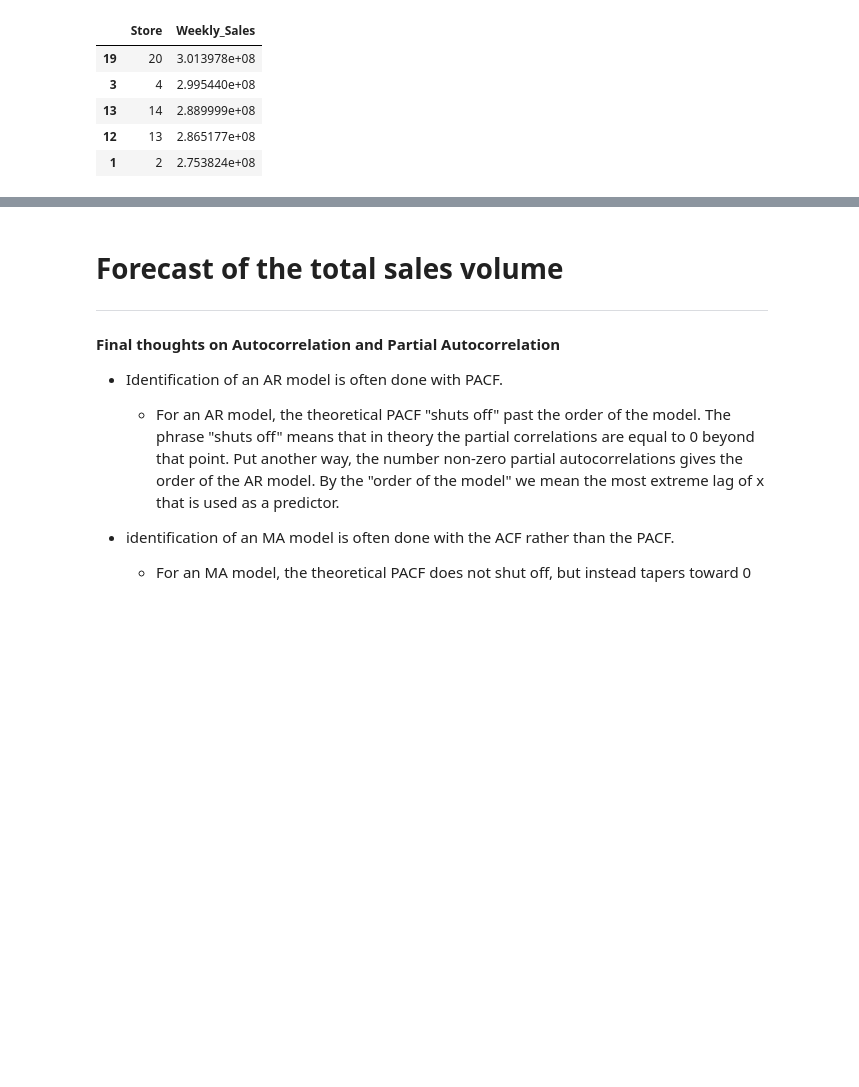
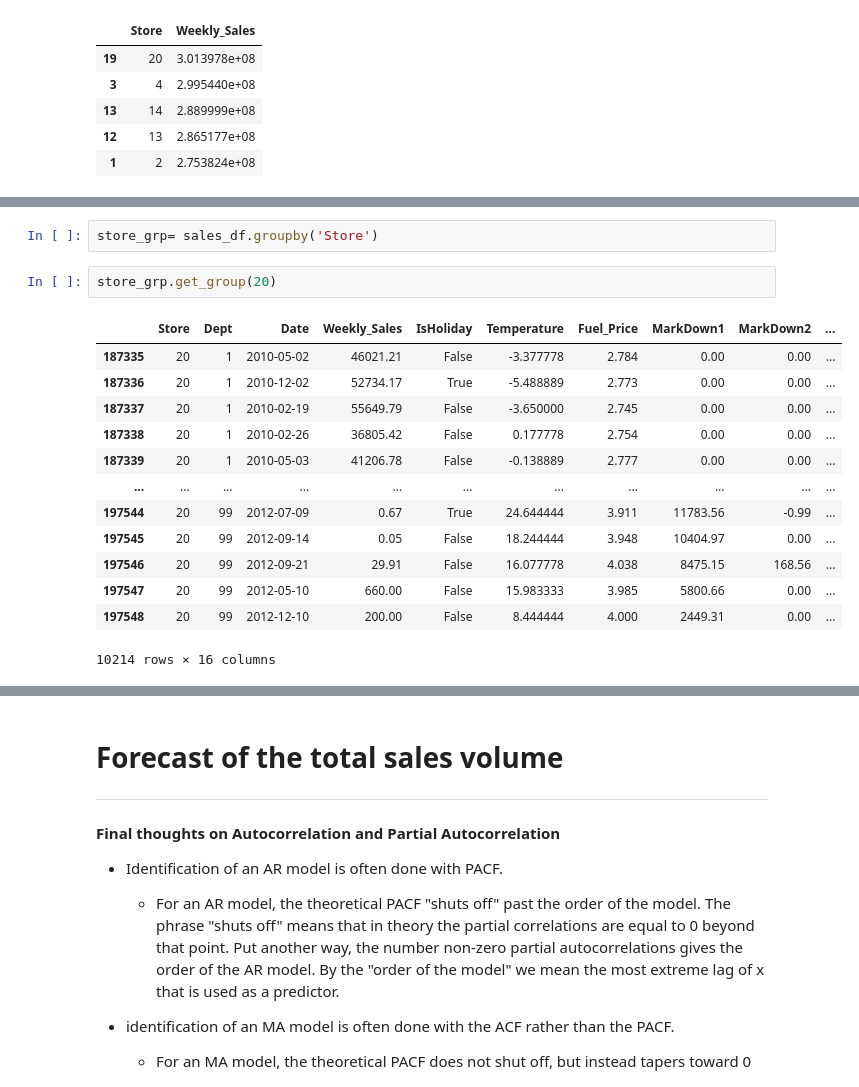
Before and after one commit to Sinethemba-nongqoto/Research-project, a Jupyter notebook: Analysis_0f_Results.ipynb, the cells around one changed output, grey strips where cells are left out. Drawn from its saved outputs; the diff is of its cells as text; blank space fills up the shorter version.

```diff
--- a/Analysis_0f_Results.ipynb
+++ b/Analysis_0f_Results.ipynb
@@ -294,0 +300,18 @@ sales_df_top_stores.sort_values('Weekly_Sales', ascending=False)[:5]
+# %%
+store_grp= sales_df.groupby('Store')
+# %%
+store_grp.get_group(20)
+# %% [output]
+|  | Store | Dept | Date | Weekly_Sales | IsHoliday | Temperature | Fuel_Price | MarkDown1 | MarkDown2 | ... |
+| 187335 | 20 | 1 | 2010-05-02 | 46021.21 | False | -3.377778 | 2.784 | 0.00 | 0.00 | ... |
+| 187336 | 20 | 1 | 2010-12-02 | 52734.17 | True | -5.488889 | 2.773 | 0.00 | 0.00 | ... |
+| 187337 | 20 | 1 | 2010-02-19 | 55649.79 | False | -3.650000 | 2.745 | 0.00 | 0.00 | ... |
+| 187338 | 20 | 1 | 2010-02-26 | 36805.42 | False | 0.177778 | 2.754 | 0.00 | 0.00 | ... |
+| 187339 | 20 | 1 | 2010-05-03 | 41206.78 | False | -0.138889 | 2.777 | 0.00 | 0.00 | ... |
+| ... | ... | ... | ... | ... | ... | ... | ... | ... | ... | ... |
+| 197544 | 20 | 99 | 2012-07-09 | 0.67 | True | 24.644444 | 3.911 | 11783.56 | -0.99 | ... |
+| 197545 | 20 | 99 | 2012-09-14 | 0.05 | False | 18.244444 | 3.948 | 10404.97 | 0.00 | ... |
+| 197546 | 20 | 99 | 2012-09-21 | 29.91 | False | 16.077778 | 4.038 | 8475.15 | 168.56 | ... |
+| 197547 | 20 | 99 | 2012-05-10 | 660.00 | False | 15.983333 | 3.985 | 5800.66 | 0.00 | ... |
+| 197548 | 20 | 99 | 2012-12-10 | 200.00 | False | 8.444444 | 4.000 | 2449.31 | 0.00 | ... |
+10214 rows × 16 columns
```
Also changed, not shown: parts of 6 cells of this notebook.
